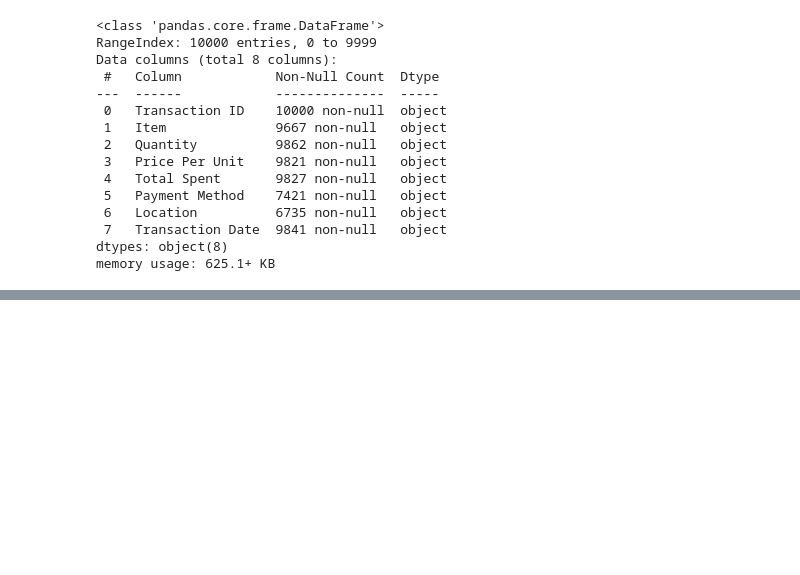
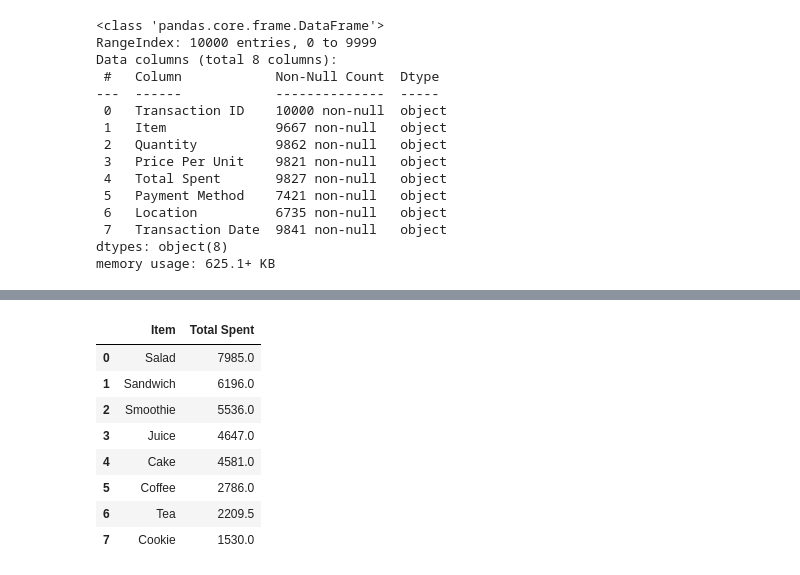
Before and after one commit to nh-adorie/learning_python, a Jupyter notebook: data/cafe_sales.ipynb, the cells around one changed output, grey strips where cells are left out. Cells and saved outputs as stored; diff of their text form; code cells hidden in the pictures; blank space fills up the shorter version.

```diff
--- a/data/cafe_sales.ipynb
+++ b/data/cafe_sales.ipynb
@@ -138,0 +144,8 @@ item_to_price
+# %%
+# Drop null and UNKNOWN from 'Payment Method' and 'Location'
+
+raw = raw[raw['Payment Method'].notna()].copy()
+raw = raw[raw['Payment Method'] != "UNKNOWN"]
+
+raw = raw[raw['Location'].notna()].copy()
+raw = raw[raw['Location'] != "UNKNOWN"]
@@ -138,0 +229,12 @@ item_to_price
+# %%
+best_selling_product.sort_values(by = 'Total Spent', ascending = False).reset_index(drop=True)
+# %% [output]
+|  | Item | Total Spent |
+| 0 | Salad | 7985.0 |
+| 1 | Sandwich | 6196.0 |
+| 2 | Smoothie | 5536.0 |
+| 3 | Juice | 4647.0 |
+| 4 | Cake | 4581.0 |
+| 5 | Coffee | 2786.0 |
+| 6 | Tea | 2209.5 |
+| 7 | Cookie | 1530.0 |
```
Also changed, not shown: parts of 28 cells of this notebook, 2 other files.
